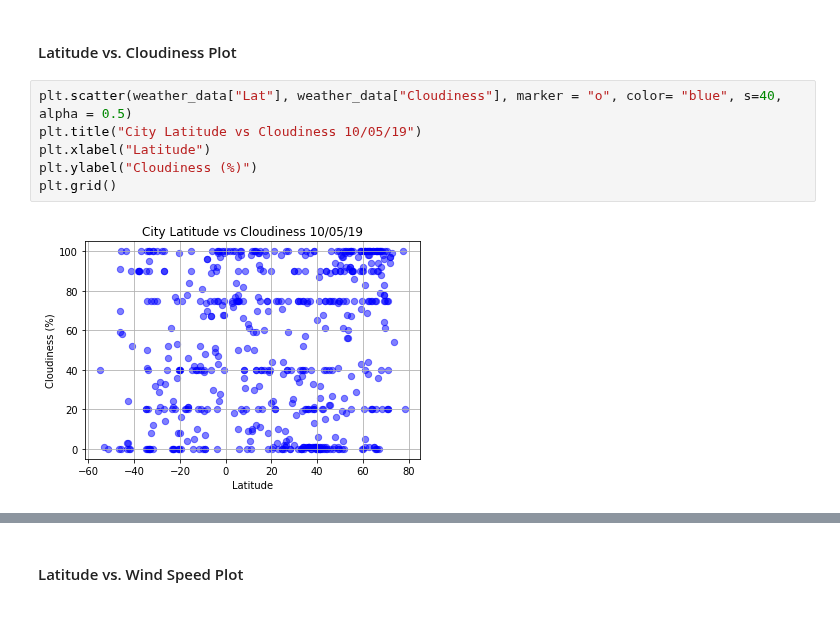
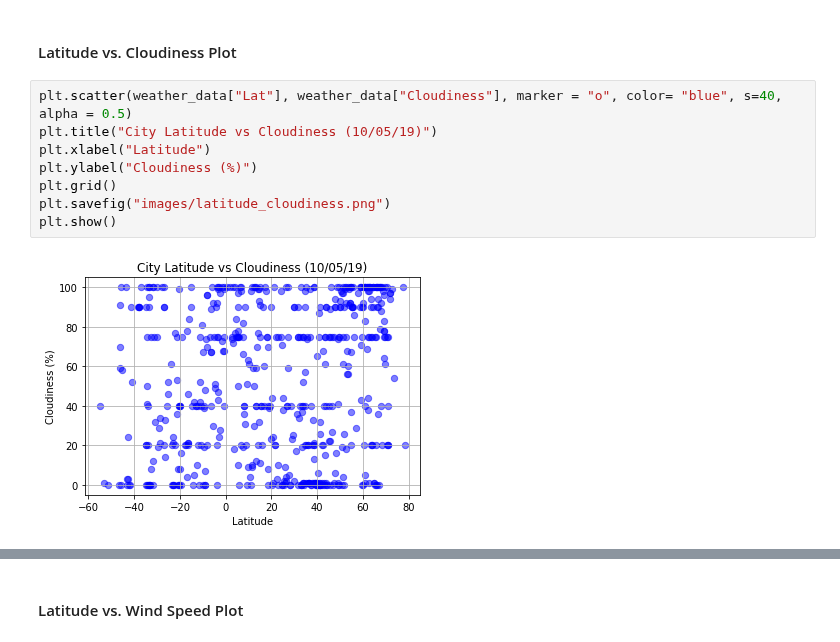
Before and after one commit to john-stromberg/python-api-challenge, a Jupyter notebook: WeatherPy/WeatherPy.ipynb, the cells around one changed output, grey strips where cells are left out. Saved outputs shown, nothing was run; the diff lists cells and outputs as text.

```diff
--- a/WeatherPy/WeatherPy.ipynb
+++ b/WeatherPy/WeatherPy.ipynb
@@ -175,9 +169,11 @@ plt.show()
 #### Latitude vs. Cloudiness Plot
 # %%
 plt.scatter(weather_data["Lat"], weather_data["Cloudiness"], marker = "o", color= "blue", s=40, alpha = 0.5)
-plt.title("City Latitude vs Cloudiness 10/05/19")
+plt.title("City Latitude vs Cloudiness (10/05/19)")
 plt.xlabel("Latitude")
 plt.ylabel("Cloudiness (%)")
 plt.grid()
+plt.savefig("images/latitude_cloudiness.png")
+plt.show()
 # %% [output]
-[figure, old version]
+[figure, new version]
```
Also changed, not shown: parts of 7 cells of this notebook, 4 other files.
